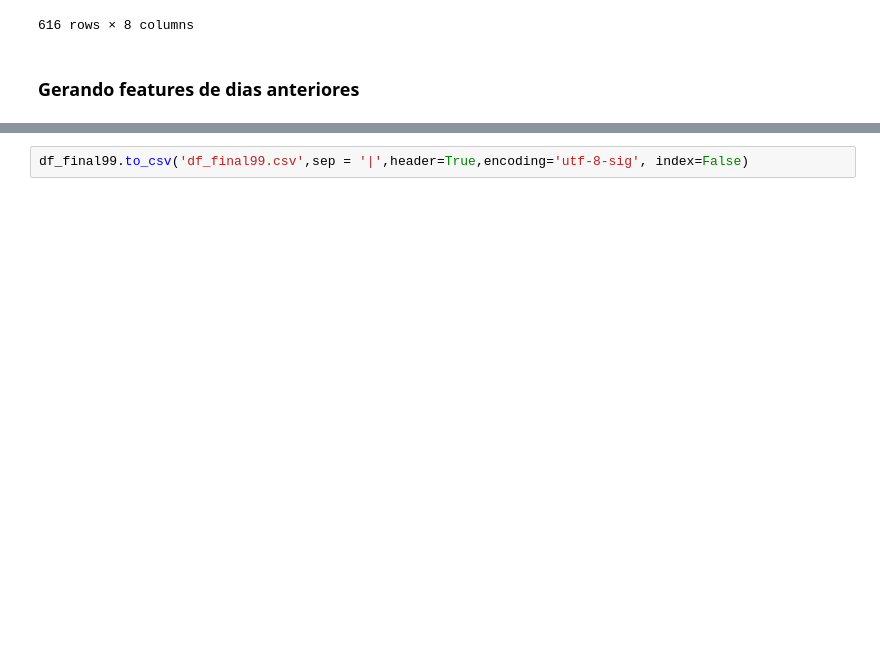
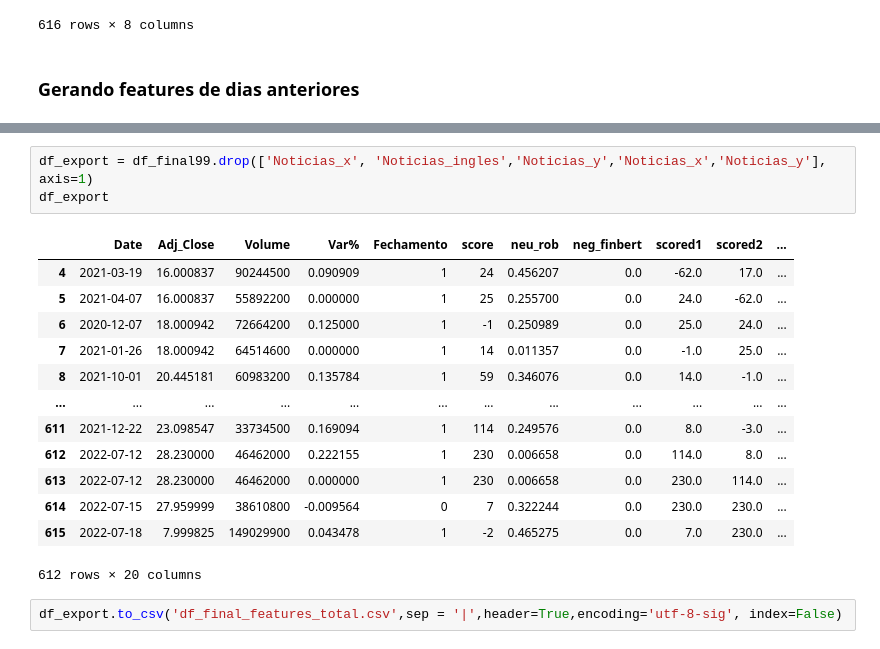
Before and after one commit to webercg/NLP---Daily-News-for-Stock-Market-Prediction, a Jupyter notebook: engenharia de dados/Leitura e tratamento de dados v2.ipynb, the cells around one changed output, grey strips where cells are left out. Saved outputs shown, nothing was run; the diff lists cells and outputs as text; blank space fills up the shorter version.

```diff
--- a/engenharia de dados/Leitura e tratamento de dados v2.ipynb
+++ b/engenharia de dados/Leitura e tratamento de dados v2.ipynb
@@ -570,3 +586,20 @@ Index(['Date', 'Adj_Close', 'Volume', 'Var%', 'Fechamento', 'Noticias',
       dtype='object')
+# %%
+df_export = df_final99.drop(['Noticias_x', 'Noticias_ingles','Noticias_y','Noticias_x','Noticias_y'], axis=1)
+df_export
+# %% [output]
+|  | Date | Adj_Close | Volume | Var% | Fechamento | score | neu_rob | neg_finbert | scored1 | scored2 | ... |
+| 4 | 2021-03-19 | 16.000837 | 90244500 | 0.090909 | 1 | 24 | 0.456207 | 0.0 | -62.0 | 17.0 | ... |
+| 5 | 2021-04-07 | 16.000837 | 55892200 | 0.000000 | 1 | 25 | 0.255700 | 0.0 | 24.0 | -62.0 | ... |
+| 6 | 2020-12-07 | 18.000942 | 72664200 | 0.125000 | 1 | -1 | 0.250989 | 0.0 | 25.0 | 24.0 | ... |
+| 7 | 2021-01-26 | 18.000942 | 64514600 | 0.000000 | 1 | 14 | 0.011357 | 0.0 | -1.0 | 25.0 | ... |
+| 8 | 2021-10-01 | 20.445181 | 60983200 | 0.135784 | 1 | 59 | 0.346076 | 0.0 | 14.0 | -1.0 | ... |
+| ... | ... | ... | ... | ... | ... | ... | ... | ... | ... | ... | ... |
+| 611 | 2021-12-22 | 23.098547 | 33734500 | 0.169094 | 1 | 114 | 0.249576 | 0.0 | 8.0 | -3.0 | ... |
+| 612 | 2022-07-12 | 28.230000 | 46462000 | 0.222155 | 1 | 230 | 0.006658 | 0.0 | 114.0 | 8.0 | ... |
+| 613 | 2022-07-12 | 28.230000 | 46462000 | 0.000000 | 1 | 230 | 0.006658 | 0.0 | 230.0 | 114.0 | ... |
+| 614 | 2022-07-15 | 27.959999 | 38610800 | -0.009564 | 0 | 7 | 0.322244 | 0.0 | 230.0 | 230.0 | ... |
+| 615 | 2022-07-18 | 7.999825 | 149029900 | 0.043478 | 1 | -2 | 0.465275 | 0.0 | 7.0 | 230.0 | ... |
+612 rows × 20 columns
 # %%
-df_final99.to_csv('df_final99.csv',sep = '|',header=True,encoding='utf-8-sig', index=False)
+df_export.to_csv('df_final_features_total.csv',sep = '|',header=True,encoding='utf-8-sig', index=False)
```
Also changed, not shown: parts of 9 cells of this notebook, 1 other file.
